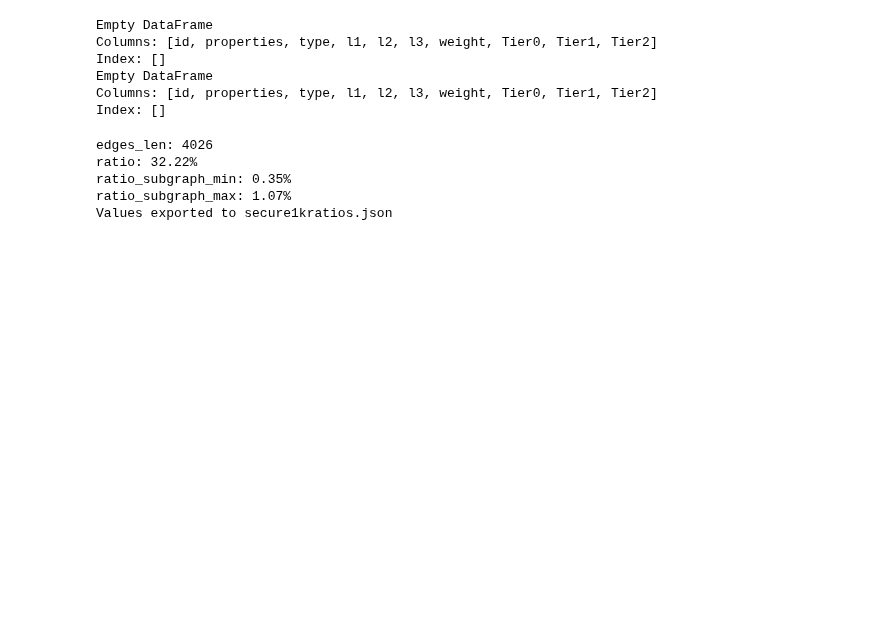
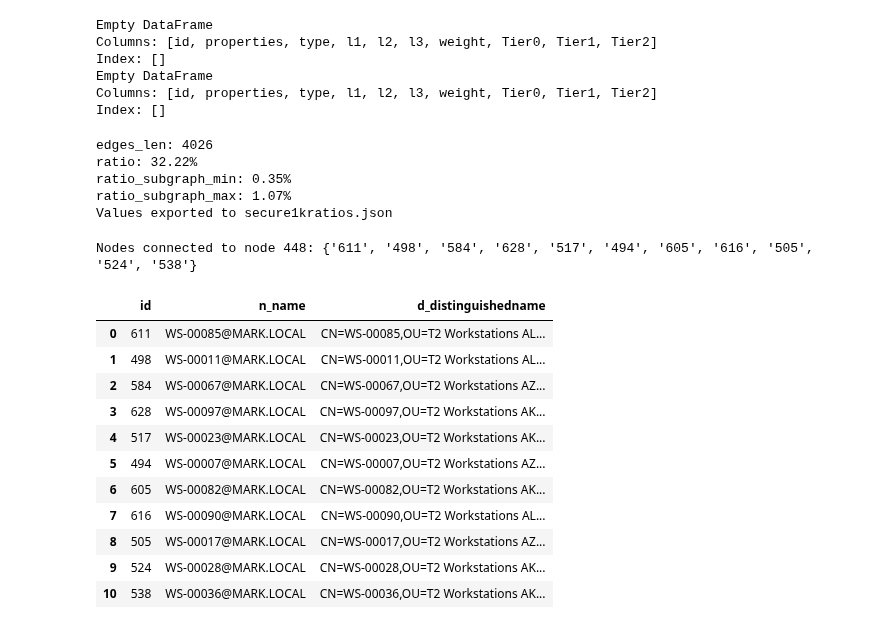
Before and after one commit to markajbell/BH, a Jupyter notebook: Stats_sec_1k.ipynb, the cells around one changed output. Cells and saved outputs as stored; diff of their text form; code cells hidden in the pictures; blank space fills up the shorter version.

```diff
--- a/Stats_sec_1k.ipynb
+++ b/Stats_sec_1k.ipynb
@@ -683,3 +683,22 @@ plt.show()
 len(tier0_node_ids)
 # %% [output]
 52
+# %%
+!pip install dot2tex
+import dot2tex
+import pydot
+
+graph = pydot.Dot(graph_type='digraph', rankdir="LR")
+# add node
+graph.add_node(pydot.Node('X', label='X'))
+#graph.add_node(pydot.Node('Y', label='Y<SUB>2</SUB>'))
+graph.add_node(pydot.Node('Y', label='$$Y_{2}$$'))
+
+# add edege
+graph.add_edge(pydot.Edge('X', 'Y'))
+#graph.write_png("mygraph.png")
+
+# Export to tex
+texcode = dot2tex.dot2tex(graph.to_string(),format='tikz',texmode='math',crop=True)
+with open("test.tex", "w") as f:
+    f.write(texcode)
@@ -1335,3 +1463,57 @@ ratio: 32.22%
 ratio_subgraph_min: 0.35%
 ratio_subgraph_max: 1.07%
 Values exported to secure1kratios.json
+# %%
+connected_nodes_to_448 = set()
+
+# Iterate through the edges in graph G
+for u, v in G.edges():
+    if u == '448':
+        connected_nodes_to_448.add(v)
+    elif v == '448':
+        connected_nodes_to_448.add(u)
+
+print(f"Nodes connected to node 448: {connected_nodes_to_448}")
+connected = pd.DataFrame(list(connected_nodes_to_448), columns=['id']) # Convert set to list for DataFrame creation
+connected['id'] = connected['id'].astype(int) # Ensure the id column is integer type
+
+# Create lists to store the names and distinguished names
+names = []
+distinguished_names = []
+
+for n_id in connected['id']:
+    node_info = nodes[nodes['id'] == n_id]
+    if not node_info.empty:
+        node_properties = node_info.iloc[0]['properties']
+        n_name = node_properties.get('name', 'Name not found')
+        d_distinguishedname = node_properties.get('distinguishedname', 'Name not found')
+        names.append(n_name)
+        distinguished_names.append(d_distinguishedname)
+        # print(f"name for node {n_id} is: {n_name}, dn = {d_distinguishedname}" ) # Removed print statement
+    else:
+        names.append('Node not found')
+        distinguished_names.append('Node not found')
+        # print(f"Node {n_id} not found in the nodes DataFrame.") # Removed print statement
+
+# Add the new columns to the connected DataFrame
+connected['n_name'] = names
+connected['d_distinguishedname'] = distinguished_names
+
+# Display the updated connected DataFrame
+display(connected)
+json_name = suf + "_connected_nodes.json"
+connected.to_json(json_name, indent=4)
+# %% [output]
+Nodes connected to node 448: {'611', '498', '584', '628', '517', '494', '605', '616', '505', '524', '538'}
+|  | id | n_name | d_distinguishedname |
+| 0 | 611 | WS-00085@MARK.LOCAL | CN=WS-00085,OU=T2 Workstations AL... |
+| 1 | 498 | WS-00011@MARK.LOCAL | CN=WS-00011,OU=T2 Workstations AL... |
+| 2 | 584 | WS-00067@MARK.LOCAL | CN=WS-00067,OU=T2 Workstations AZ... |
+| 3 | 628 | WS-00097@MARK.LOCAL | CN=WS-00097,OU=T2 Workstations AK... |
+| 4 | 517 | WS-00023@MARK.LOCAL | CN=WS-00023,OU=T2 Workstations AK... |
+| 5 | 494 | WS-00007@MARK.LOCAL | CN=WS-00007,OU=T2 Workstations AZ... |
+| 6 | 605 | WS-00082@MARK.LOCAL | CN=WS-00082,OU=T2 Workstations AK... |
+| 7 | 616 | WS-00090@MARK.LOCAL | CN=WS-00090,OU=T2 Workstations AL... |
+| 8 | 505 | WS-00017@MARK.LOCAL | CN=WS-00017,OU=T2 Workstations AZ... |
+| 9 | 524 | WS-00028@MARK.LOCAL | CN=WS-00028,OU=T2 Workstations AK... |
+| 10 | 538 | WS-00036@MARK.LOCAL | CN=WS-00036,OU=T2 Workstations AK... |
```
Also changed, not shown: parts of 7 cells of this notebook.
